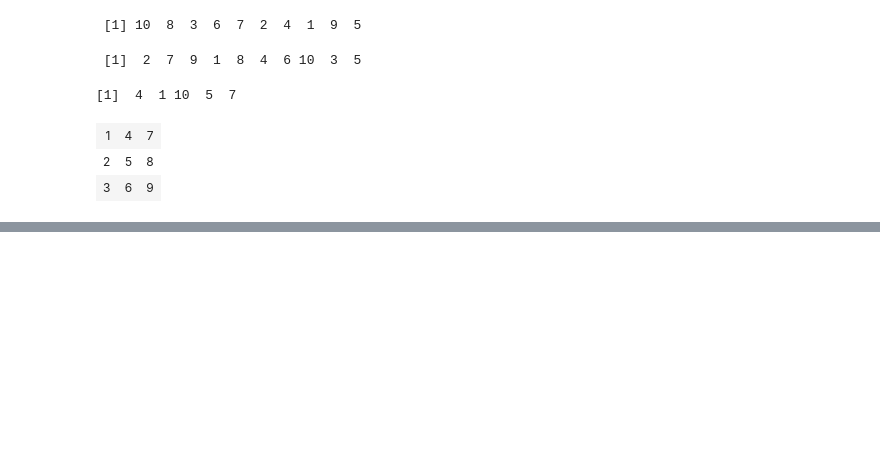
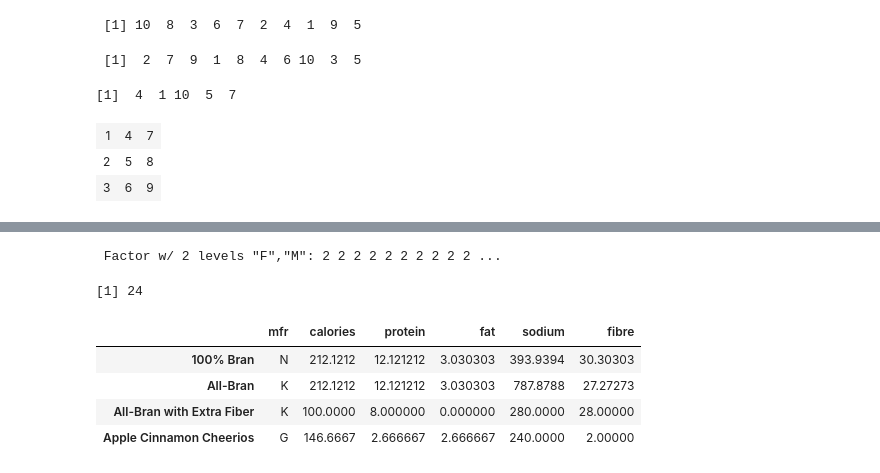
Before and after one commit to mlaai/Deep-Learning, a Jupyter notebook: Code/Projects/Data/RQuickReference.ipynb, the cells around one changed output, grey strips where cells are left out. Drawn from its saved outputs; the diff is of its cells as text; code cells hidden in the pictures; blank space fills up the shorter version.

```diff
--- a/Code/Projects/Data/RQuickReference.ipynb
+++ b/Code/Projects/Data/RQuickReference.ipynb
@@ -162,0 +363,8 @@ A
+# %%
+str(gender)
+# %% [output]
+ Factor w/ 2 levels "F","M": 2 2 2 2 2 2 2 2 2 2 ...
+# %%
+length(gender)
+# %% [output]
+[1] 24
@@ -162,0 +377,8 @@ A
+# %%
+UScereal[1:4,1:6]
+# %% [output]
+|  | mfr | calories | protein | fat | sodium | fibre |
+| 100% Bran | N | 212.1212 | 12.121212 | 3.030303 | 393.9394 | 30.30303 |
+| All-Bran | K | 212.1212 | 12.121212 | 3.030303 | 787.8788 | 27.27273 |
+| All-Bran with Extra Fiber | K | 100.0000 | 8.000000 | 0.000000 | 280.0000 | 28.00000 |
+| Apple Cinnamon Cheerios | G | 146.6667 | 2.666667 | 2.666667 | 240.0000 | 2.00000 |
```
Also changed, not shown: parts of 27 cells of this notebook.
